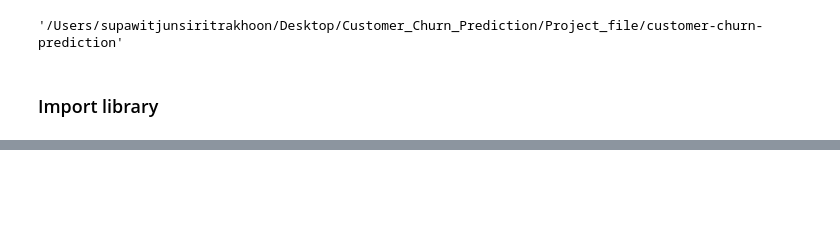
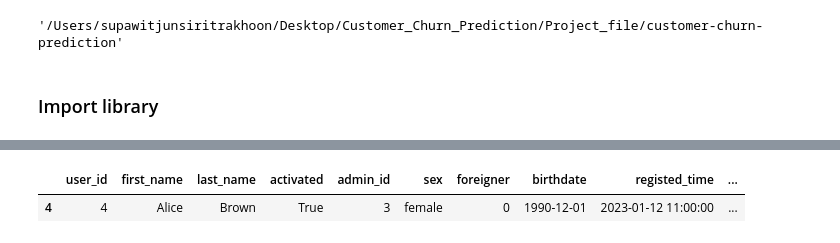
Before and after one commit to supawitlearn/customer-churn-prediction, a Jupyter notebook: research/02_data_validation.ipynb, the cells around one changed output, grey strips where cells are left out. Cells and saved outputs as stored; diff of their text form; code cells hidden in the pictures; blank space fills up the shorter version.

```diff
--- a/research/02_data_validation.ipynb
+++ b/research/02_data_validation.ipynb
@@ -723,0 +1199,2 @@ dtype: bool
+# %%
+clean_df = validator.validate_data_types_and_nullability(clean_df)
@@ -723,0 +1219,7 @@ dtype: bool
+# %%
+clean_df = clean_df['clean_df']
+# %%
+clean_df
+# %% [output]
+|  | user_id | first_name | last_name | activated | admin_id | sex | foreigner | birthdate | registed_time | ... |
+| 4 | 4 | Alice | Brown | True | 3 | female | 0 | 1990-12-01 | 2023-01-12 11:00:00 | ... |
```
Also changed, not shown: parts of 22 cells of this notebook.
